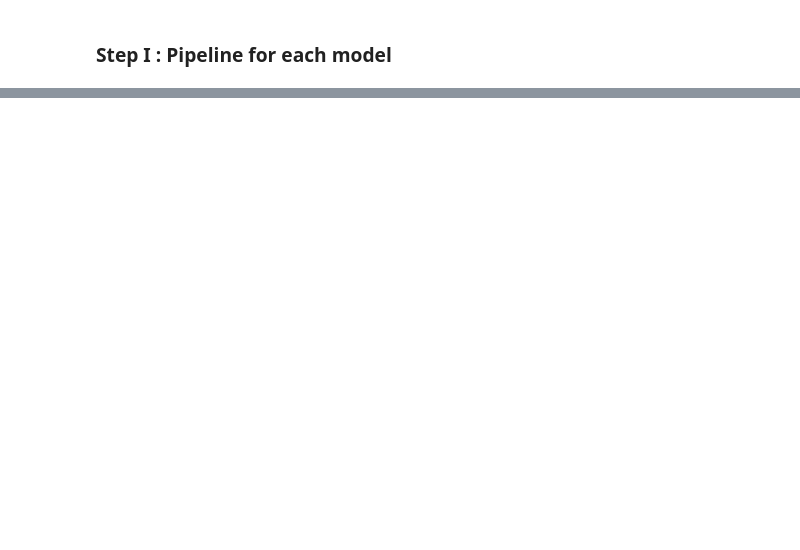
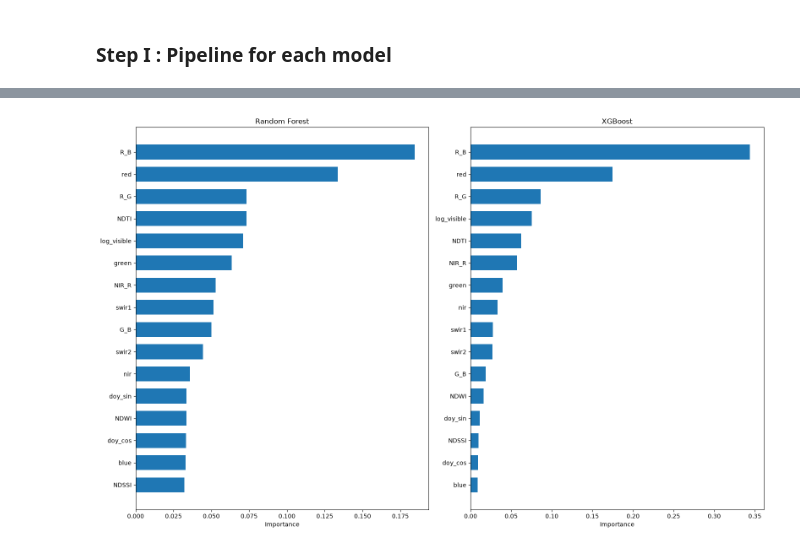
Before and after one commit to NuBFightForMyDream/2107541_MLEnvi_Project_PredictingWaterTurbidityWithTSS, a Jupyter notebook: ENV541_Project_Predicting_Water_Turbidity_with_TSS.ipynb, the cells around one changed output, grey strips where cells are left out. Drawn from its saved outputs; the diff is of its cells as text; code cells hidden in the pictures; blank space fills up the shorter version.

```diff
--- a/ENV541_Project_Predicting_Water_Turbidity_with_TSS.ipynb
+++ b/ENV541_Project_Predicting_Water_Turbidity_with_TSS.ipynb
@@ -222,0 +256,3 @@ neural_mlp_pipeline = Pipeline(
+# %%
+## linear regression model
+baseline_lin_reg_pipeline.fit(X_train , y_train)
@@ -222,0 +261,3 @@ neural_mlp_pipeline = Pipeline(
+# %%
+## model #2 : random forest
+random_forest_pipeline.fit(X_train , y_train)
@@ -222,0 +269,3 @@ neural_mlp_pipeline = Pipeline(
+# %%
+## model #3 : xgboost
+xgboost_pipeline.fit(X_train , y_train)
@@ -222,0 +290,3 @@ neural_mlp_pipeline = Pipeline(
+# %%
+## model #4 : neural network (multi layer perceptron)
+neural_mlp_pipeline.fit(X_train , y_train)
@@ -224,0 +414,17 @@ neural_mlp_pipeline = Pipeline(
+# %%
+### plot feature importance
+
+plt.figure( figsize = (16,10) )
+
+### can only plot feature_importances_. on tree based
+
+plt.subplot(1,2,1)
+plot_feature_importance(pipeline = random_forest_pipeline , model_name = "Random Forest")
+
+plt.subplot(1,2,2)
+plot_feature_importance(pipeline = xgboost_pipeline , model_name = "XGBoost")
+
+plt.tight_layout()
+plt.show()
+# %% [output]
+[figure, added]
```
Also changed, not shown: parts of 45 cells of this notebook, 5 other files.
